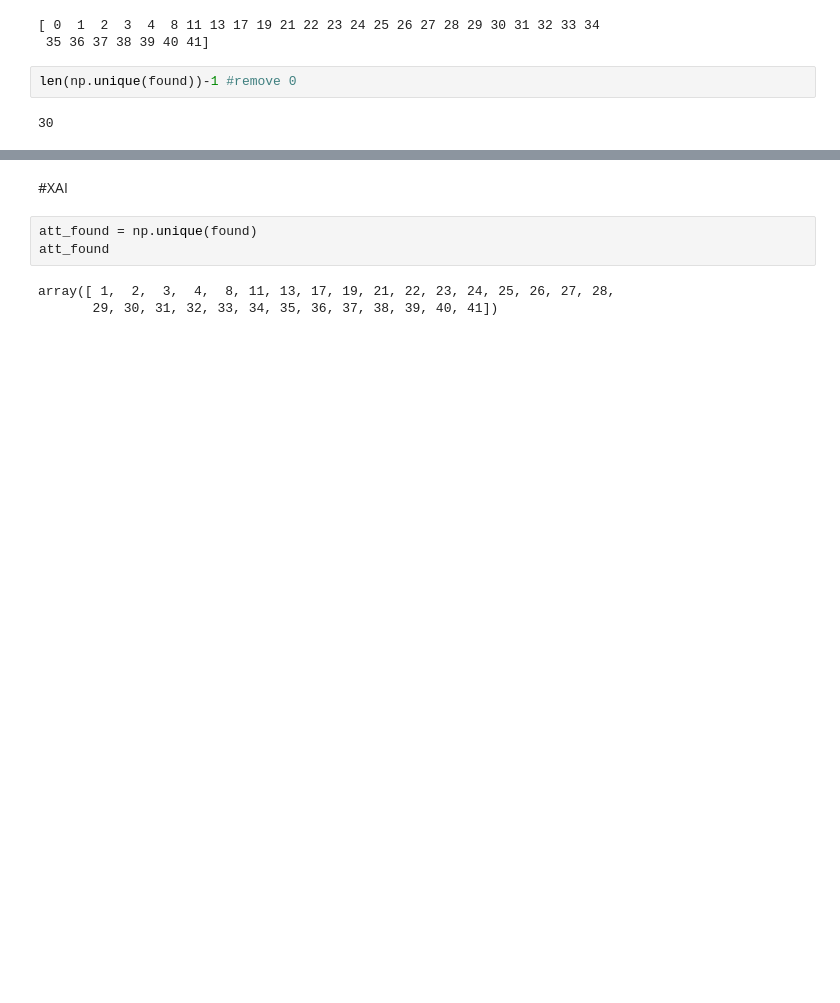
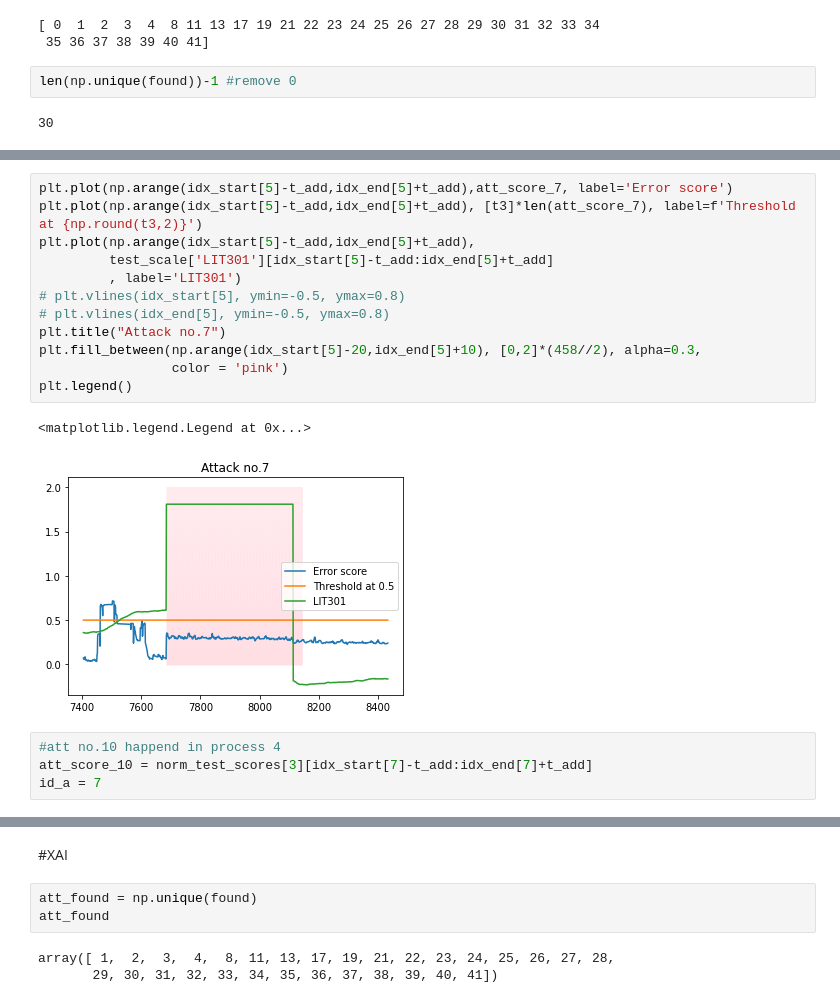
Before and after one commit to Geebigib/Explainable-Anomaly-detection-In-ICS, a Jupyter notebook: Probability_Base_Model_separate_stage.ipynb, the cells around one changed output, grey strips where cells are left out. Saved outputs shown, nothing was run; the diff lists cells and outputs as text; blank space fills up the shorter version.

```diff
--- a/Probability_Base_Model_separate_stage.ipynb
+++ b/Probability_Base_Model_separate_stage.ipynb
@@ -794,0 +855,19 @@ Find explanation for undetect attack
+# %%
+plt.plot(np.arange(idx_start[5]-t_add,idx_end[5]+t_add),att_score_7, label='Error score')
+plt.plot(np.arange(idx_start[5]-t_add,idx_end[5]+t_add), [t3]*len(att_score_7), label=f'Threshold at {np.round(t3,2)}')
+plt.plot(np.arange(idx_start[5]-t_add,idx_end[5]+t_add),
+         test_scale['LIT301'][idx_start[5]-t_add:idx_end[5]+t_add]
+         , label='LIT301')
+# plt.vlines(idx_start[5], ymin=-0.5, ymax=0.8)
+# plt.vlines(idx_end[5], ymin=-0.5, ymax=0.8)
+plt.title("Attack no.7")
+plt.fill_between(np.arange(idx_start[5]-20,idx_end[5]+10), [0,2]*(458//2), alpha=0.3,
+                 color = 'pink')
+plt.legend()
+# %% [output]
+<matplotlib.legend.Legend at 0x...>
+[figure, added]
+# %%
+#att no.10 happend in process 4
+att_score_10 = norm_test_scores[3][idx_start[7]-t_add:idx_end[7]+t_add]
+id_a = 7
```
Also changed, not shown: parts of 38 cells of this notebook.
